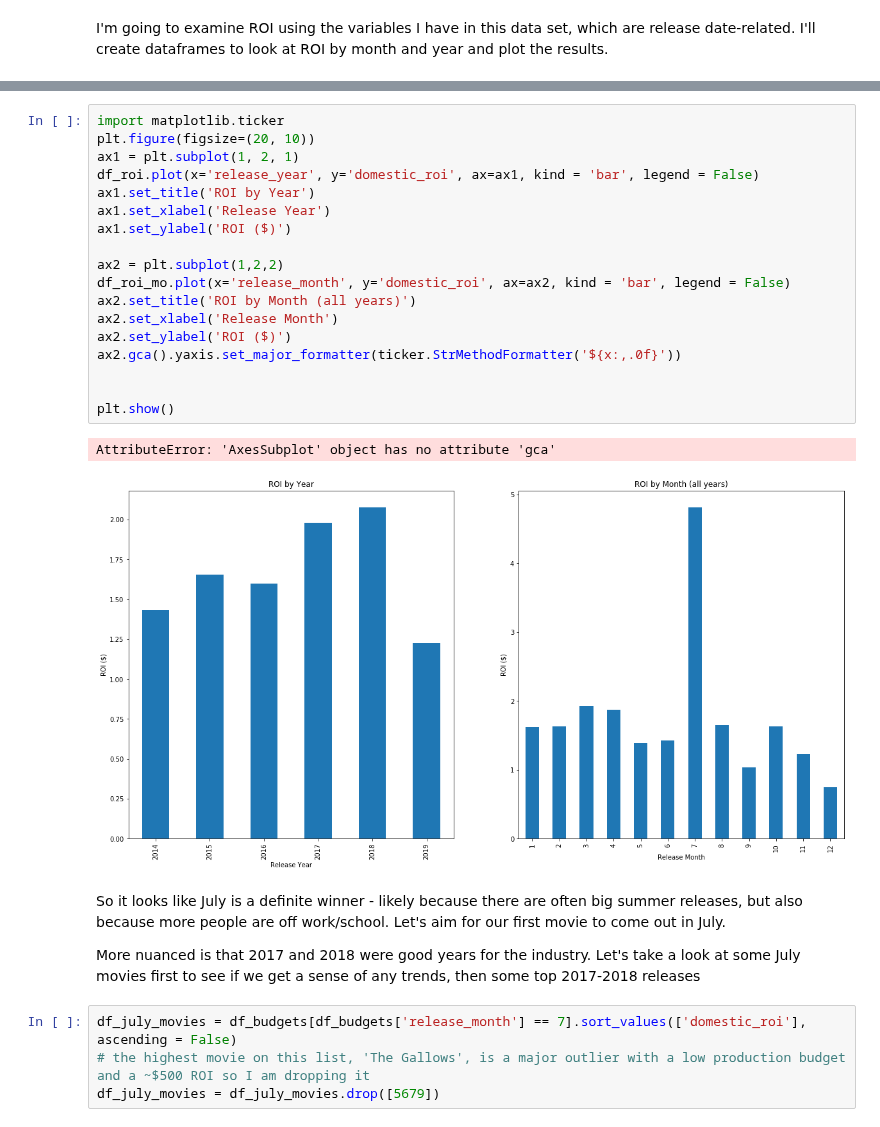
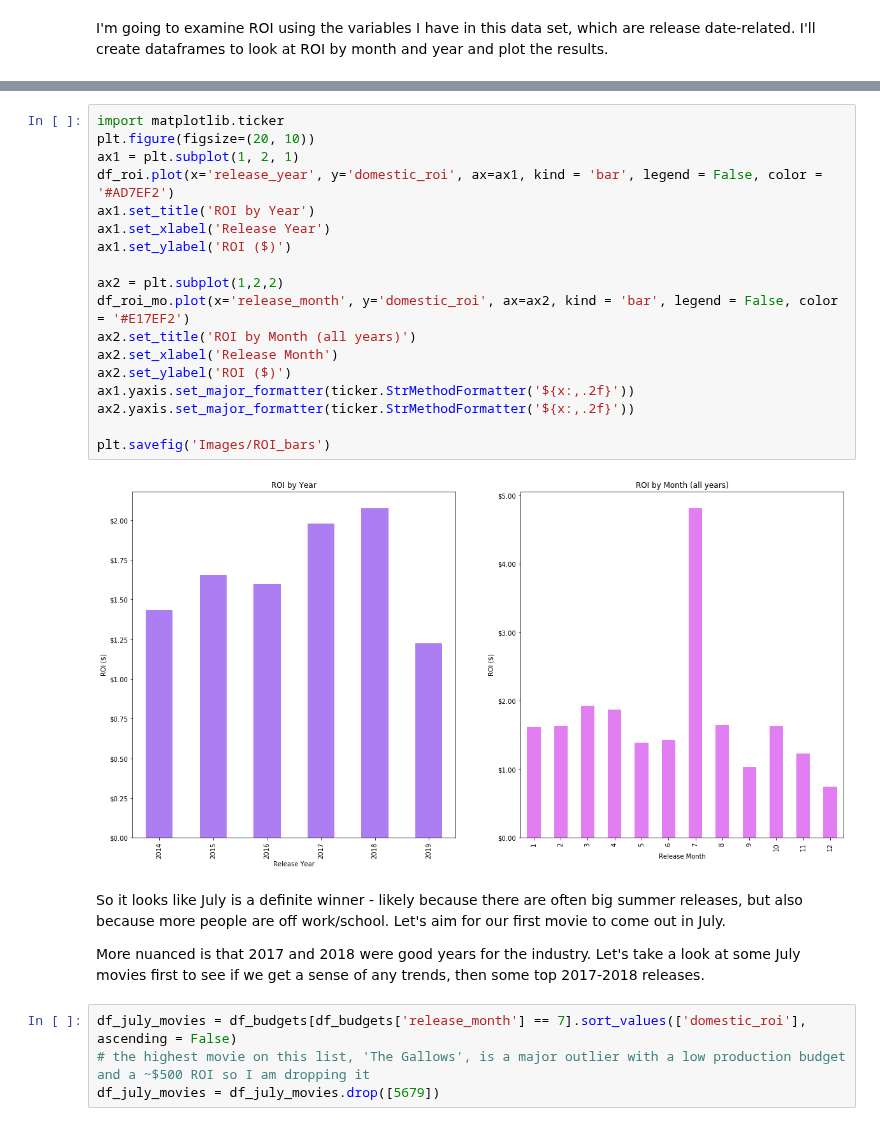
Before and after one commit to christisarv/dsc-phase-1-project-online, a Jupyter notebook: Movie Analysis Notebook.ipynb, the cells around one changed output, grey strips where cells are left out. Drawn from its saved outputs; the diff is of its cells as text.

Commit message:
worked on charts, saved images. archived notebooks

```diff
--- a/Movie Analysis Notebook.ipynb
+++ b/Movie Analysis Notebook.ipynb
@@ -89,28 +107,27 @@ df_roi_mo.head(2)
 # %%
 import matplotlib.ticker
 plt.figure(figsize=(20, 10))
 ax1 = plt.subplot(1, 2, 1)
-df_roi.plot(x='release_year', y='domestic_roi', ax=ax1, kind = 'bar', legend = False)
+df_roi.plot(x='release_year', y='domestic_roi', ax=ax1, kind = 'bar', legend = False, color = '#AD7EF2')
 ax1.set_title('ROI by Year')
 ax1.set_xlabel('Release Year')
 ax1.set_ylabel('ROI ($)')
 
 ax2 = plt.subplot(1,2,2)
-df_roi_mo.plot(x='release_month', y='domestic_roi', ax=ax2, kind = 'bar', legend = False)
+df_roi_mo.plot(x='release_month', y='domestic_roi', ax=ax2, kind = 'bar', legend = False, color = '#E17EF2')
 ax2.set_title('ROI by Month (all years)')
 ax2.set_xlabel('Release Month')
 ax2.set_ylabel('ROI ($)')
-ax2.gca().yaxis.set_major_formatter(ticker.StrMethodFormatter('${x:,.0f}'))
+ax1.yaxis.set_major_formatter(ticker.StrMethodFormatter('${x:,.2f}'))
+ax2.yaxis.set_major_formatter(ticker.StrMethodFormatter('${x:,.2f}'))
 
-
-plt.show()
+plt.savefig('Images/ROI_bars')
 # %% [output]
-AttributeError: 'AxesSubplot' object has no attribute 'gca'
-[figure, old version]
+[figure, new version]
 # %% [markdown]
 So it looks like July is a definite winner - likely because there are often big summer releases, but also because more people are off work/school. Let's aim for our first movie to come out in July.
 
-More nuanced is that 2017 and 2018 were good years for the industry. Let's take a look at some July movies first to see if we get a sense of any trends, then some top 2017-2018 releases
+More nuanced is that 2017 and 2018 were good years for the industry. Let's take a look at some July movies first to see if we get a sense of any trends, then some top 2017-2018 releases.
 # %%
 df_july_movies = df_budgets[df_budgets['release_month'] == 7].sort_values(['domestic_roi'], ascending = False)
 # the highest movie on this list, 'The Gallows', is a major outlier with a low production budget and a ~$500 ROI so I am dropping it
```
Also changed, not shown: parts of 12 cells of this notebook, 4 other files.
